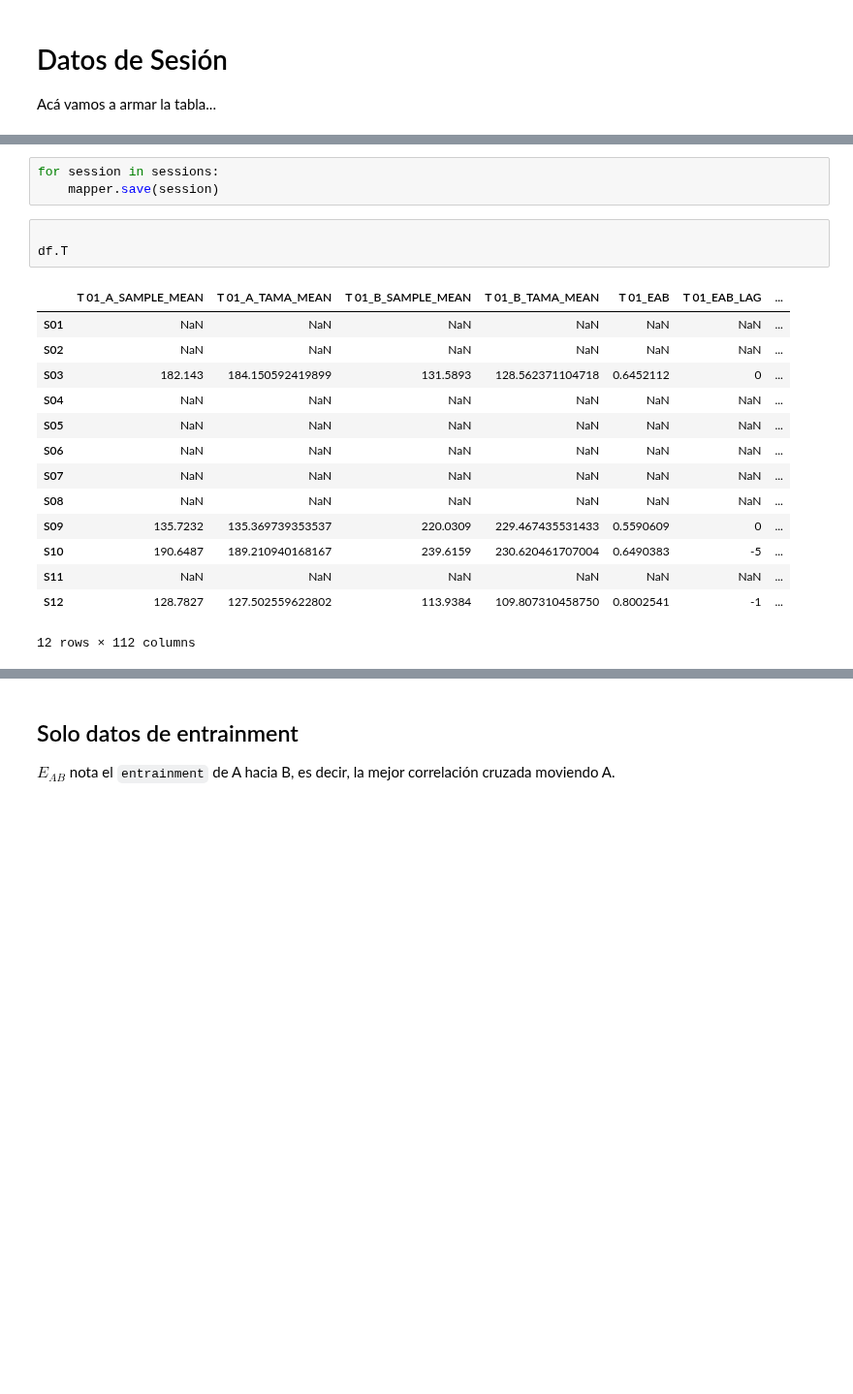
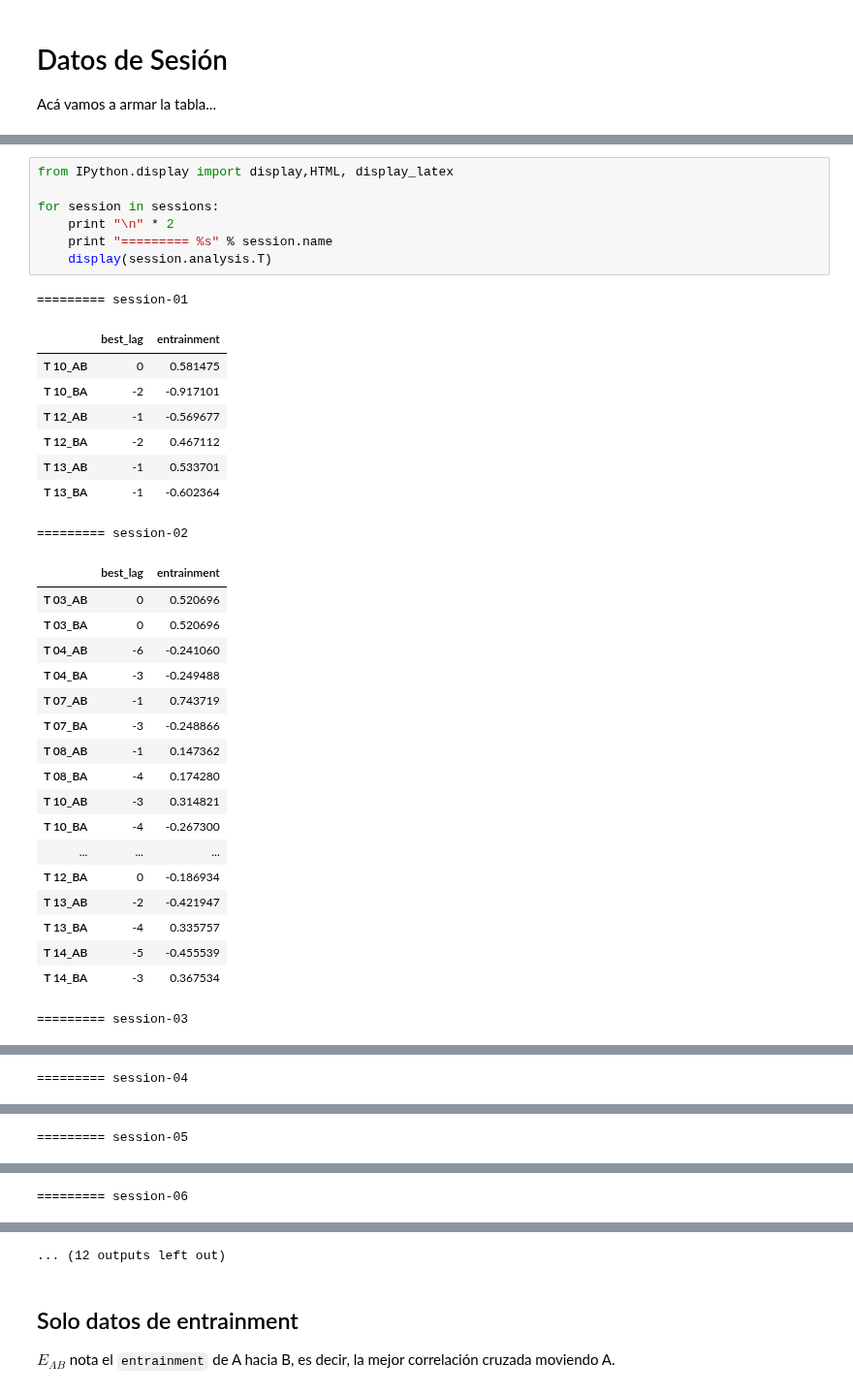
Before and after one commit to luquesky/tesis, a Jupyter notebook: session_table.ipynb, the cells around one changed output, grey strips where cells are left out. Shown at 97% size. Saved outputs shown, nothing was run; the diff lists cells and outputs as text; blank space fills up the shorter version.

Commit message:
Update table

```diff
--- a/session_table.ipynb
+++ b/session_table.ipynb
@@ -79,21 +71,35 @@ df = pd.DataFrame(raw_data)
-# %%
-for session in sessions:
-    mapper.save(session)
-# %%
-
-df.T
-# %% [output]
-|  | T 01_A_SAMPLE_MEAN | T 01_A_TAMA_MEAN | T 01_B_SAMPLE_MEAN | T 01_B_TAMA_MEAN | T 01_EAB | T 01_EAB_LAG | ... |
-| S01 | NaN | NaN | NaN | NaN | NaN | NaN | ... |
-| S02 | NaN | NaN | NaN | NaN | NaN | NaN | ... |
-| S03 | 182.143 | 184.150592419899 | 131.5893 | 128.562371104718 | 0.6452112 | 0 | ... |
-| S04 | NaN | NaN | NaN | NaN | NaN | NaN | ... |
-| S05 | NaN | NaN | NaN | NaN | NaN | NaN | ... |
-| S06 | NaN | NaN | NaN | NaN | NaN | NaN | ... |
-| S07 | NaN | NaN | NaN | NaN | NaN | NaN | ... |
-| S08 | NaN | NaN | NaN | NaN | NaN | NaN | ... |
-| S09 | 135.7232 | 135.369739353537 | 220.0309 | 229.467435531433 | 0.5590609 | 0 | ... |
-| S10 | 190.6487 | 189.210940168167 | 239.6159 | 230.620461707004 | 0.6490383 | -5 | ... |
-| S11 | NaN | NaN | NaN | NaN | NaN | NaN | ... |
-| S12 | 128.7827 | 127.502559622802 | 113.9384 | 109.807310458750 | 0.8002541 | -1 | ... |
-12 rows × 112 columns
+# %%
+from IPython.display import display,HTML, display_latex
+
+for session in sessions:
+    print "\n" * 2
+    print "========= %s" % session.name
+    display(session.analysis.T)
+# %% [output]
+========= session-01
+|  | best_lag | entrainment |
+| T 10_AB | 0 | 0.581475 |
+| T 10_BA | -2 | -0.917101 |
+| T 12_AB | -1 | -0.569677 |
+| T 12_BA | -2 | 0.467112 |
+| T 13_AB | -1 | 0.533701 |
+| T 13_BA | -1 | -0.602364 |
+========= session-02
+|  | best_lag | entrainment |
+| T 03_AB | 0 | 0.520696 |
+| T 03_BA | 0 | 0.520696 |
+| T 04_AB | -6 | -0.241060 |
+| T 04_BA | -3 | -0.249488 |
+| T 07_AB | -1 | 0.743719 |
+| T 07_BA | -3 | -0.248866 |
+| T 08_AB | -1 | 0.147362 |
+| T 08_BA | -4 | 0.174280 |
+| T 10_AB | -3 | 0.314821 |
+| T 10_BA | -4 | -0.267300 |
+| ... | ... | ... |
+| T 12_BA | 0 | -0.186934 |
+| T 13_AB | -2 | -0.421947 |
+| T 13_BA | -4 | 0.335757 |
+| T 14_AB | -5 | -0.455539 |
+| T 14_BA | -3 | 0.367534 |
+========= session-03
@@ -99,0 +119 @@ df.T
+========= session-04
@@ -99,0 +137 @@ df.T
+========= session-05
@@ -99,0 +151 @@ df.T
+========= session-06
@@ -100,3 +169,4 @@ df.T
+... (12 outputs left out)
 # %% [markdown]
 ## Solo datos de entrainment
 
```
Also changed, not shown: parts of 3 cells of this notebook, 1 other file.
